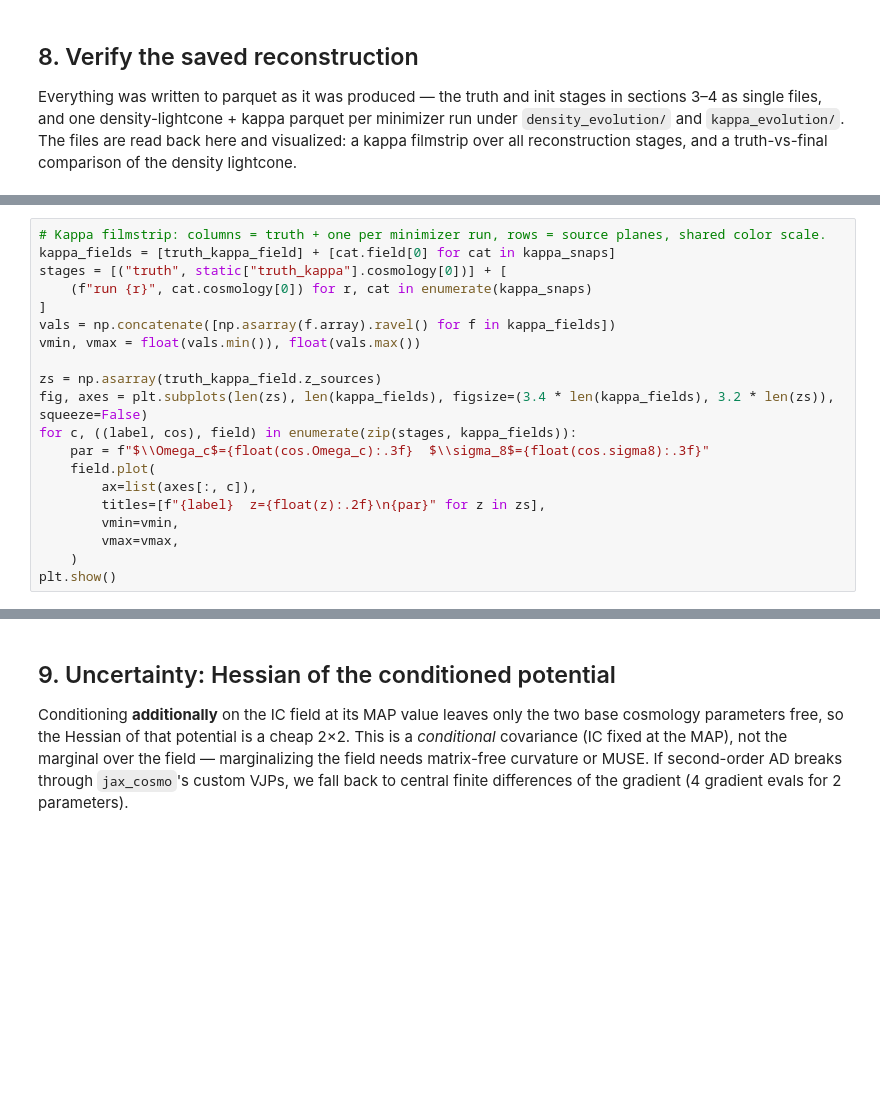
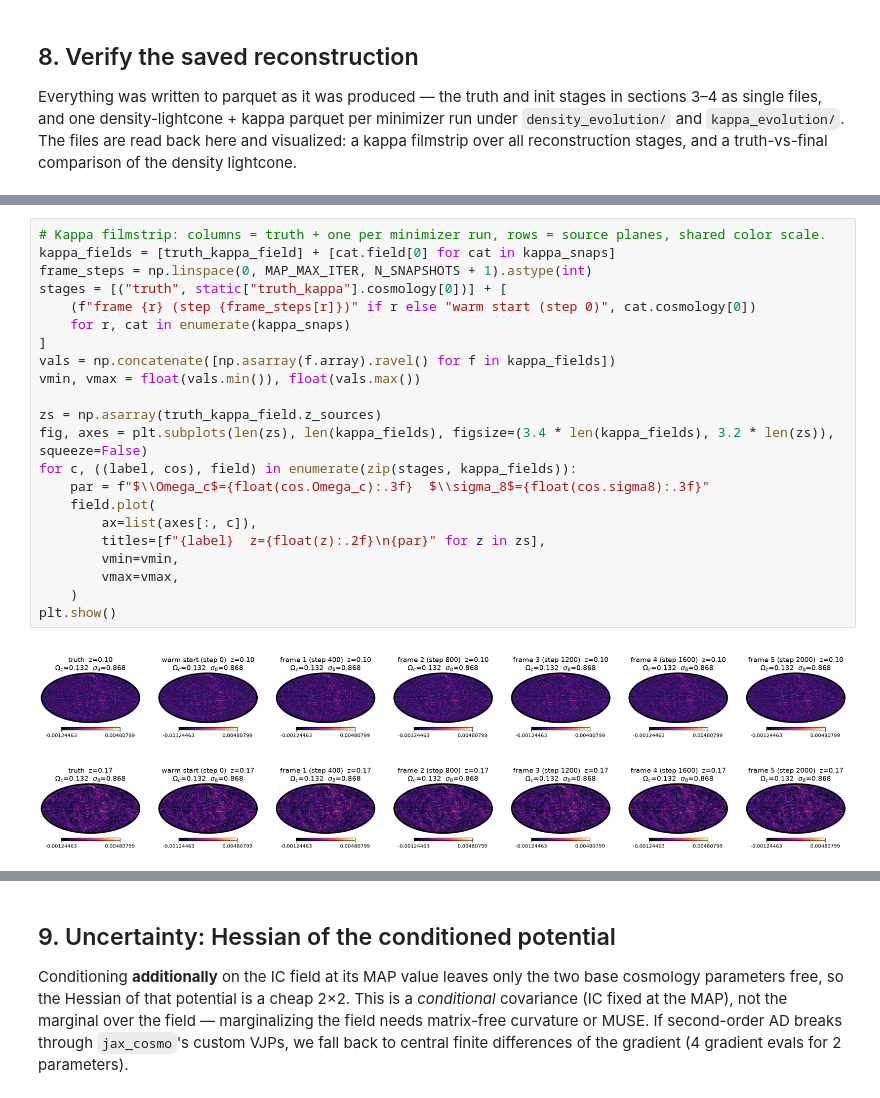
Before and after one commit to ASKabalan/jax-fli, a Jupyter notebook: docs/3-sampling-and-inference/14-LPT-MAP-Estimation.ipynb, the cells around one changed output, grey strips where cells are left out. Cells and saved outputs as stored; diff of their text form; blank space fills up the shorter version.

```diff
--- a/docs/3-sampling-and-inference/14-LPT-MAP-Estimation.ipynb
+++ b/docs/3-sampling-and-inference/14-LPT-MAP-Estimation.ipynb
@@ -403,23 +496,27 @@ truth_kappa_field = static["truth_kappa"].field[0]
 # %%
 # Kappa filmstrip: columns = truth + one per minimizer run, rows = source planes, shared color scale.
 kappa_fields = [truth_kappa_field] + [cat.field[0] for cat in kappa_snaps]
+frame_steps = np.linspace(0, MAP_MAX_ITER, N_SNAPSHOTS + 1).astype(int)
 stages = [("truth", static["truth_kappa"].cosmology[0])] + [
-    (f"run {r}", cat.cosmology[0]) for r, cat in enumerate(kappa_snaps)
+    (f"frame {r} (step {frame_steps[r]})" if r else "warm start (step 0)", cat.cosmology[0])
+    for r, cat in enumerate(kappa_snaps)
 ]
 vals = np.concatenate([np.asarray(f.array).ravel() for f in kappa_fields])
 vmin, vmax = float(vals.min()), float(vals.max())
 
 zs = np.asarray(truth_kappa_field.z_sources)
 fig, axes = plt.subplots(len(zs), len(kappa_fields), figsize=(3.4 * len(kappa_fields), 3.2 * len(zs)), squeeze=False)
 for c, ((label, cos), field) in enumerate(zip(stages, kappa_fields)):
     par = f"$\\Omega_c$={float(cos.Omega_c):.3f}  $\\sigma_8$={float(cos.sigma8):.3f}"
     field.plot(
         ax=list(axes[:, c]),
         titles=[f"{label}  z={float(z):.2f}\n{par}" for z in zs],
         vmin=vmin,
         vmax=vmax,
     )
 plt.show()
+# %% [output]
+[figure, added]
 # %%
 # Density lightcone: truth vs final snapshot, one column per shell, shared color scale.
 lc_fields = [truth_lc_field, lc_snaps[-1].field[0]]
```
Also changed, not shown: parts of 18 cells of this notebook.
